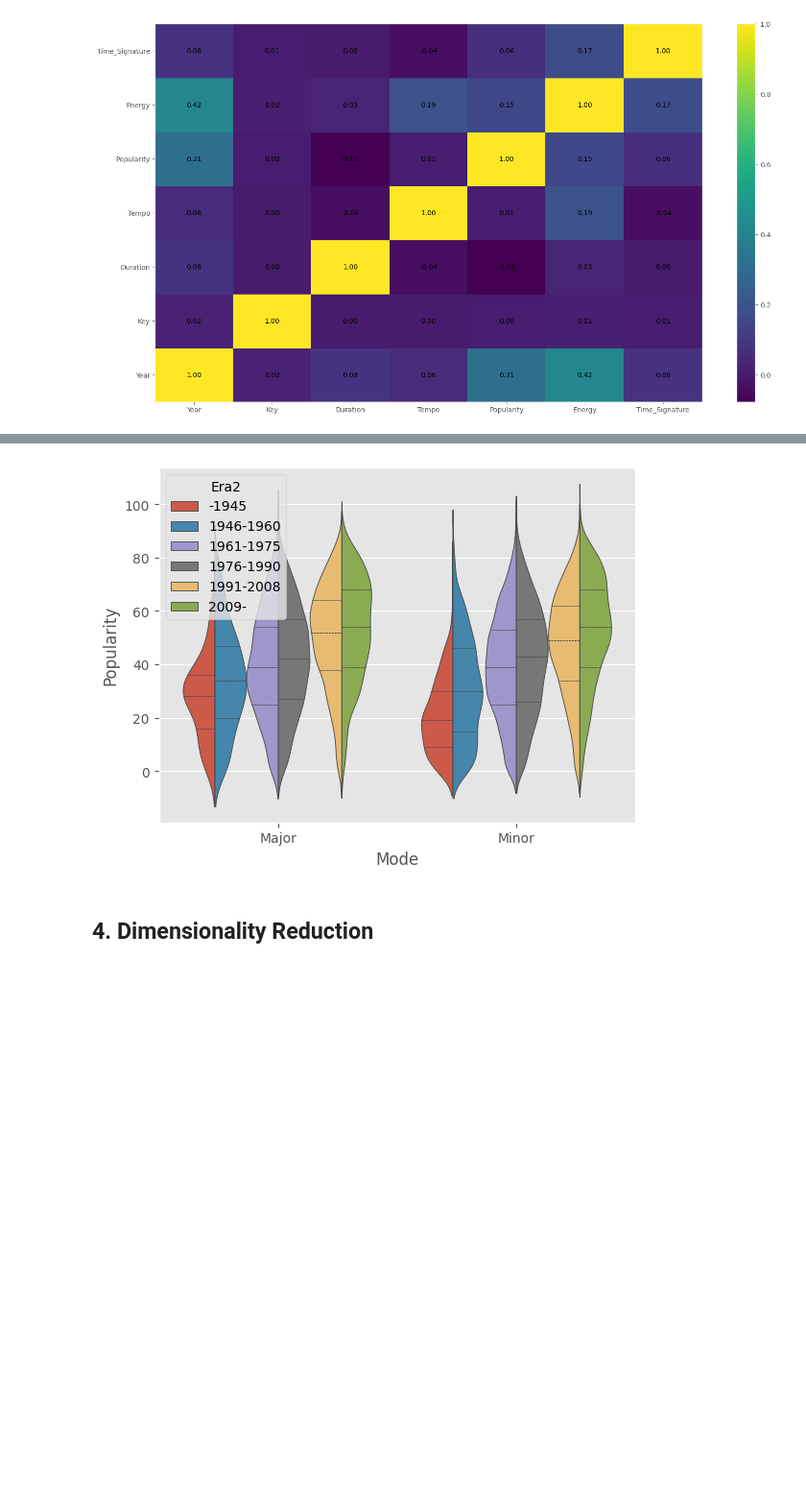
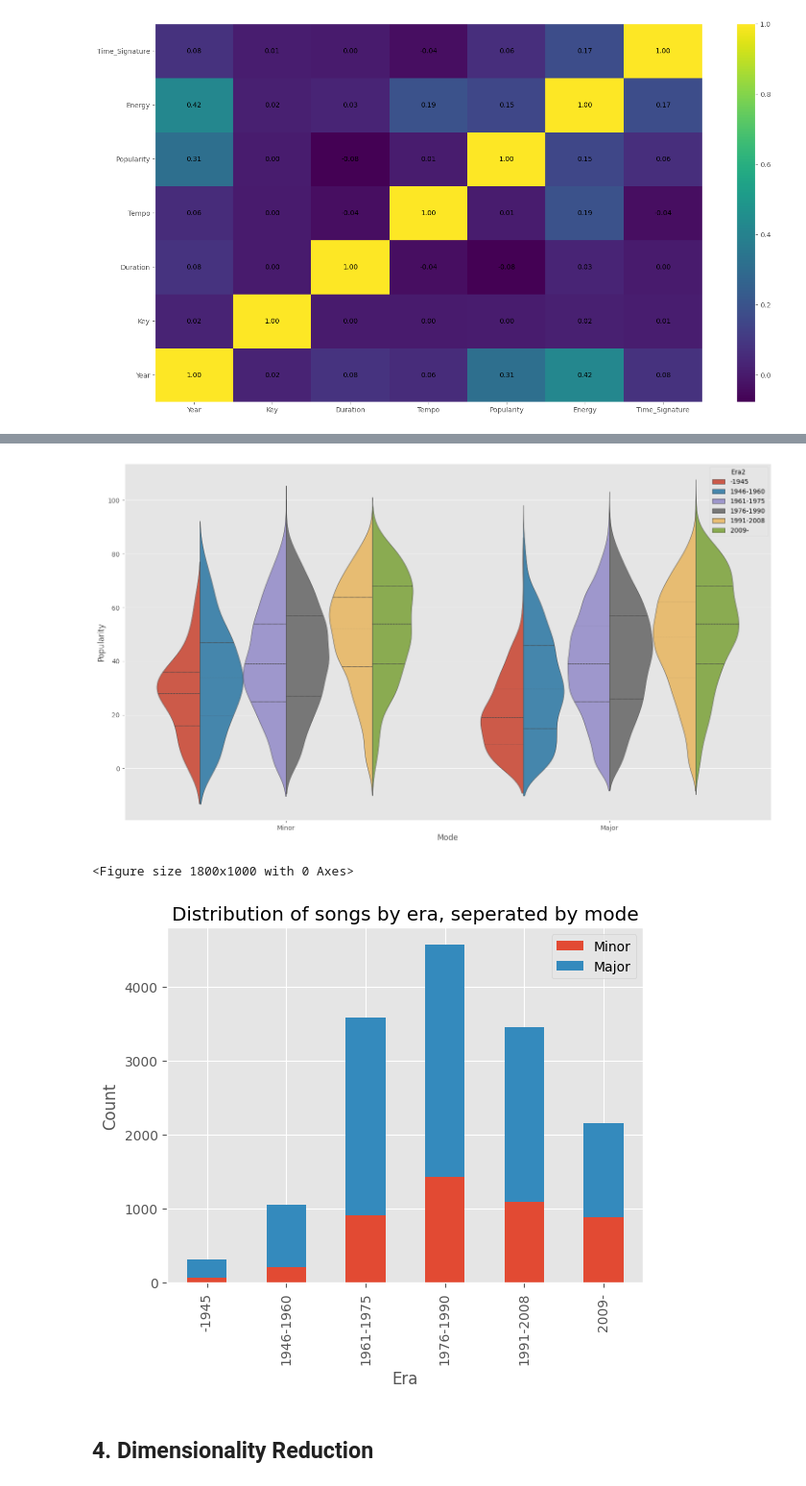
Before and after one commit to bonitadavis/ML-Lab-1, a Jupyter notebook: Lab1.ipynb, the cells around one changed output, grey strips where cells are left out. Shown at 96% size. Saved outputs shown, nothing was run; the diff lists cells and outputs as text; code cells hidden in the pictures; blank space fills up the shorter version.

```diff
--- a/Lab1.ipynb
+++ b/Lab1.ipynb
@@ -418,5 +406,6 @@ plt.show()
 # %%
 # let's break up the age variable into a discrete new variable
+plt.figure(figsize=(18, 10))
 df['Era2'] = pd.cut(df['Year'],
                             [0,1945,1960,1975,1990,2008,2027],
                             labels=['-1945','1946-1960','1961-1975','1976-1990','1991-2008','2009-']) # this creates a new variable
@@ -426,10 +415,25 @@ sns.violinplot(x="Mode", y="Popularity", hue="Era2", data=df,
                split=True, # split across violins
                inner="quart") # show innner stats like mean, IQR,
 
-plt.xticks(ticks=[0, 1], labels=["Major", "Minor"])
+plt.xticks(ticks=[0, 1], labels=["Minor", "Major"])
 plt.show()
 # %% [output]
-[figure, old version]
+[figure, new version]
+# %%
+plt.figure(figsize=(18, 10))
+ct1 = pd.crosstab([df['Era2']], df['Mode'].astype(bool))
+ct1.columns = ['Minor', 'Major']
+
+ax = ct1.plot(kind='bar', stacked=True)
+
+ax.set_xlabel('Era')
+ax.set_ylabel('Count')
+ax.set_title('Distribution of songs by era, seperated by mode')
+
+plt.show()
+# %% [output]
+<Figure size 1800x1000 with 0 Axes>
+[figure, added]
 # %% [markdown]
 ## 4. Dimensionality Reduction
 # %% [markdown]
```
Also changed, not shown: parts of 12 cells of this notebook.
